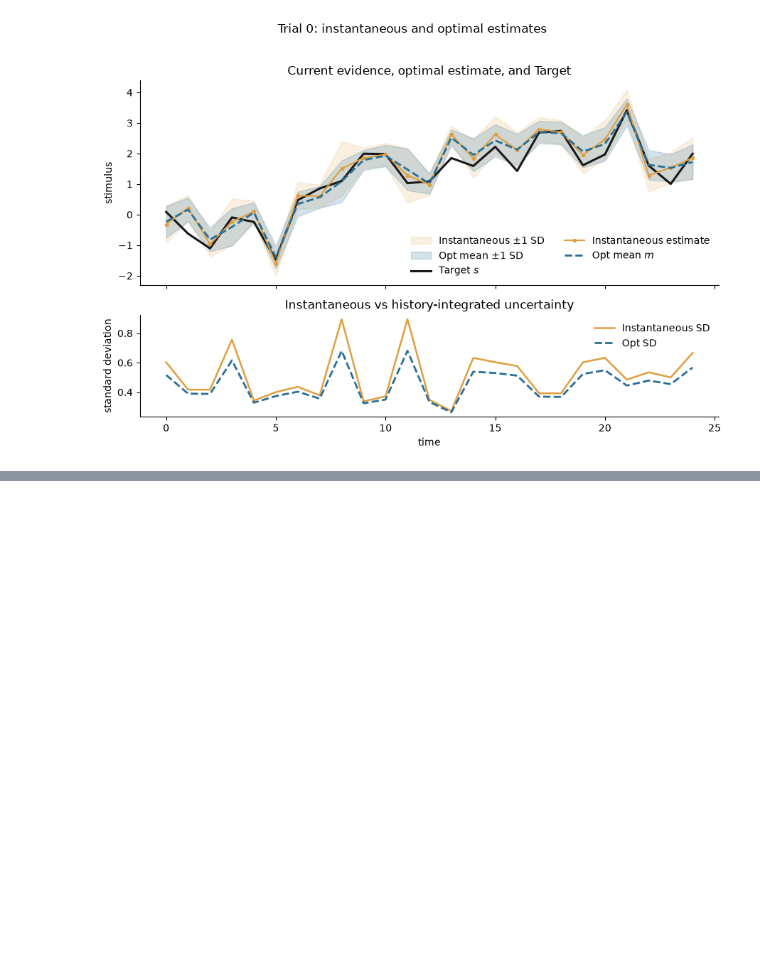
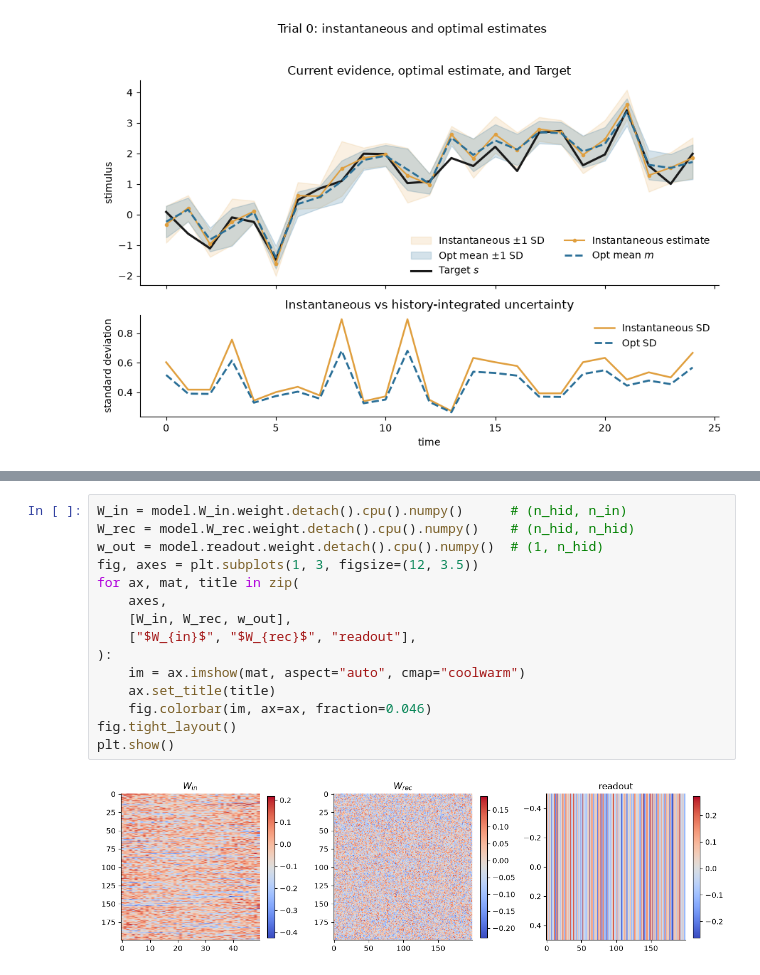
Before and after one commit to jgrk28/kalnet, a Jupyter notebook: notebooks/paper_task_and_train.ipynb, the cells around one changed output, grey strips where cells are left out. Drawn from its saved outputs; the diff is of its cells as text; blank space fills up the shorter version.

```diff
--- a/notebooks/paper_task_and_train.ipynb
+++ b/notebooks/paper_task_and_train.ipynb
@@ -282,0 +382,17 @@ plt.show()
+# %%
+W_in = model.W_in.weight.detach().cpu().numpy()      # (n_hid, n_in)
+W_rec = model.W_rec.weight.detach().cpu().numpy()    # (n_hid, n_hid)
+w_out = model.readout.weight.detach().cpu().numpy()  # (1, n_hid)
+fig, axes = plt.subplots(1, 3, figsize=(12, 3.5))
+for ax, mat, title in zip(
+    axes,
+    [W_in, W_rec, w_out],
+    ["$W_{in}$", "$W_{rec}$", "readout"],
+):
+    im = ax.imshow(mat, aspect="auto", cmap="coolwarm")
+    ax.set_title(title)
+    fig.colorbar(im, ax=ax, fraction=0.046)
+fig.tight_layout()
+plt.show()
+# %% [output]
+[figure, added]
```
Also changed, not shown: parts of 6 cells of this notebook.
